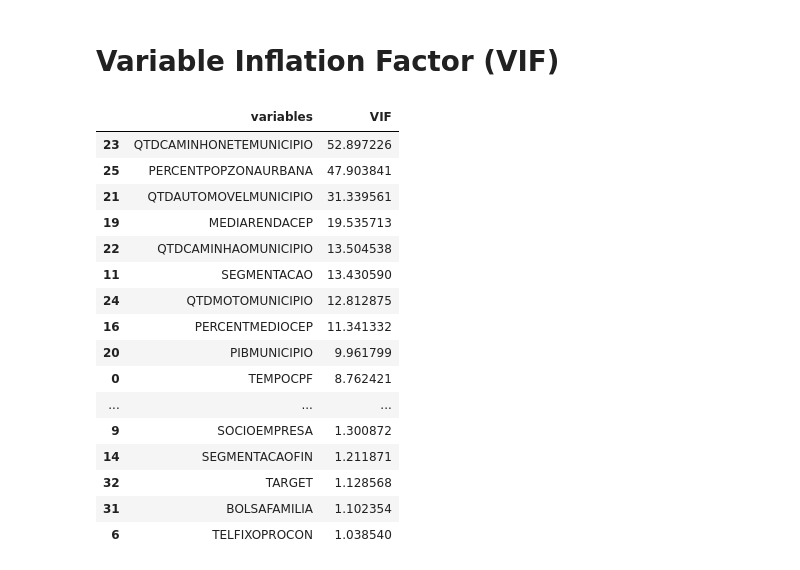
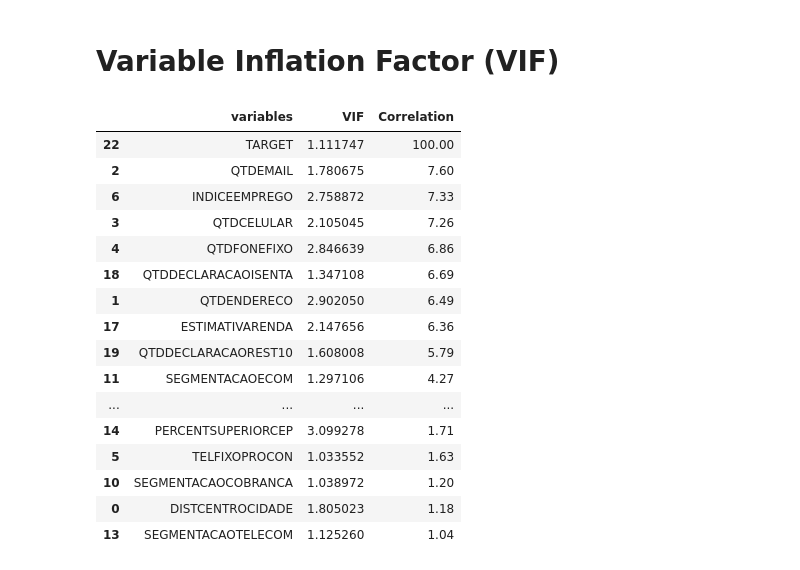
Before and after one commit to AlexCohenDambros/Credit-Analysis, a Jupyter notebook: CreditAnalysis.ipynb, the cells around one changed output. Saved outputs shown, nothing was run; the diff lists cells and outputs as text; code cells hidden in the pictures.

Commit message:
analyzing data and drop columns

```diff
--- a/CreditAnalysis.ipynb
+++ b/CreditAnalysis.ipynb
@@ -285,7 +273,7 @@ train.columns.tolist()
 for index, row in infoColumns.iterrows():
     try:
         if row['%null'] > 0.50:
-                train.drop([row['names']], axis=1, inplace=True)
+                train.drop(row['names'], axis=1, inplace=True)
     except:
         continue
 
@@ -329,25 +297,36 @@ def calc_vif(X):
     vif = pd.DataFrame()
     vif["variables"] = X.columns
     vif["VIF"] = [variance_inflation_factor(X.values, i) for i in range(X.shape[1])]
+    vif["Correlation"] = [abs(round(X[i].corr(X["TARGET"])*100,2)) for i in X.columns]
 
     return vif
+# %%
+train = train.fillna(train.mean())
+# %%
+while True:
+    dataframe_vif = calc_vif(train).sort_values('VIF', ascending=False)
+    row = dataframe_vif.iloc[0]
+    if row['VIF'] > 5.0:
+        train.drop(row['variables'], axis=1, inplace=True)
+    else:
+        break
 # %%
-calc_vif(train.fillna(train.mean())).sort_values('VIF', ascending=False)
+calc_vif(train).sort_values('Correlation', ascending=False)
 # %% [output]
-|  | variables | VIF |
-| 23 | QTDCAMINHONETEMUNICIPIO | 52.897226 |
-| 25 | PERCENTPOPZONAURBANA | 47.903841 |
-| 21 | QTDAUTOMOVELMUNICIPIO | 31.339561 |
-| 19 | MEDIARENDACEP | 19.535713 |
-| 22 | QTDCAMINHAOMUNICIPIO | 13.504538 |
-| 11 | SEGMENTACAO | 13.430590 |
-| 24 | QTDMOTOMUNICIPIO | 12.812875 |
-| 16 | PERCENTMEDIOCEP | 11.341332 |
-| 20 | PIBMUNICIPIO | 9.961799 |
-| 0 | TEMPOCPF | 8.762421 |
-| ... | ... | ... |
-| 9 | SOCIOEMPRESA | 1.300872 |
-| 14 | SEGMENTACAOFIN | 1.211871 |
-| 32 | TARGET | 1.128568 |
-| 31 | BOLSAFAMILIA | 1.102354 |
-| 6 | TELFIXOPROCON | 1.038540 |
+|  | variables | VIF | Correlation |
+| 22 | TARGET | 1.111747 | 100.00 |
+| 2 | QTDEMAIL | 1.780675 | 7.60 |
+| 6 | INDICEEMPREGO | 2.758872 | 7.33 |
+| 3 | QTDCELULAR | 2.105045 | 7.26 |
+| 4 | QTDFONEFIXO | 2.846639 | 6.86 |
+| 18 | QTDDECLARACAOISENTA | 1.347108 | 6.69 |
+| 1 | QTDENDERECO | 2.902050 | 6.49 |
+| 17 | ESTIMATIVARENDA | 2.147656 | 6.36 |
+| 19 | QTDDECLARACAOREST10 | 1.608008 | 5.79 |
+| 11 | SEGMENTACAOECOM | 1.297106 | 4.27 |
+| ... | ... | ... | ... |
+| 14 | PERCENTSUPERIORCEP | 3.099278 | 1.71 |
+| 5 | TELFIXOPROCON | 1.033552 | 1.63 |
+| 10 | SEGMENTACAOCOBRANCA | 1.038972 | 1.20 |
+| 0 | DISTCENTROCIDADE | 1.805023 | 1.18 |
+| 13 | SEGMENTACAOTELECOM | 1.125260 | 1.04 |
```
Also changed, not shown: parts of 22 cells of this notebook.
